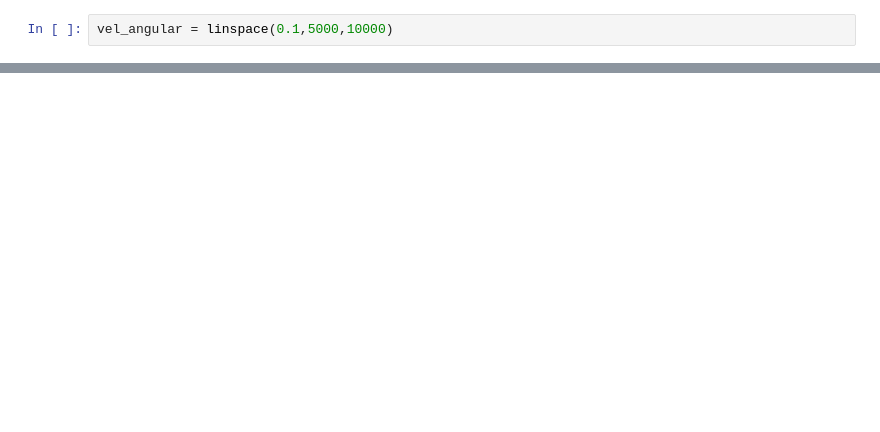
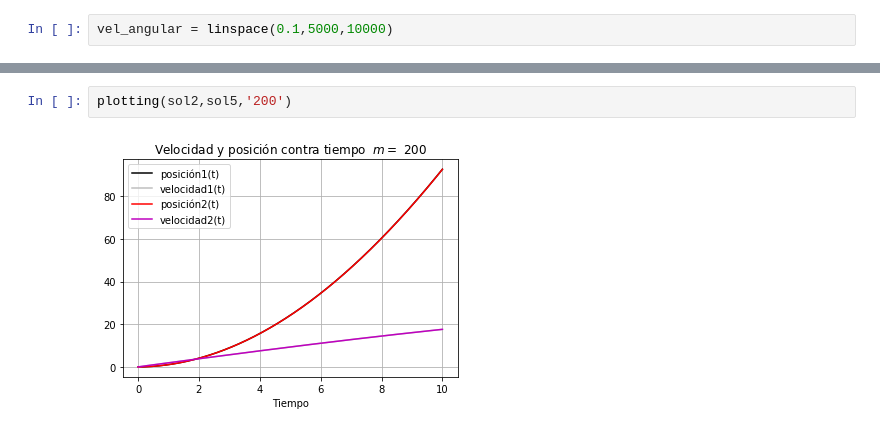
Before and after one commit to kagonzalez10/Herramientas-Computacionales-IMEC3602, a Jupyter notebook: Kart.ipynb, the cells around one changed output, grey strips where cells are left out. Drawn from its saved outputs; the diff is of its cells as text; blank space fills up the shorter version.

```diff
--- a/Kart.ipynb
+++ b/Kart.ipynb
@@ -195,0 +318,4 @@ plt.show()
+# %%
+plotting(sol2,sol5,'200')
+# %% [output]
+[figure, added]
```
Also changed, not shown: parts of 35 cells of this notebook.
